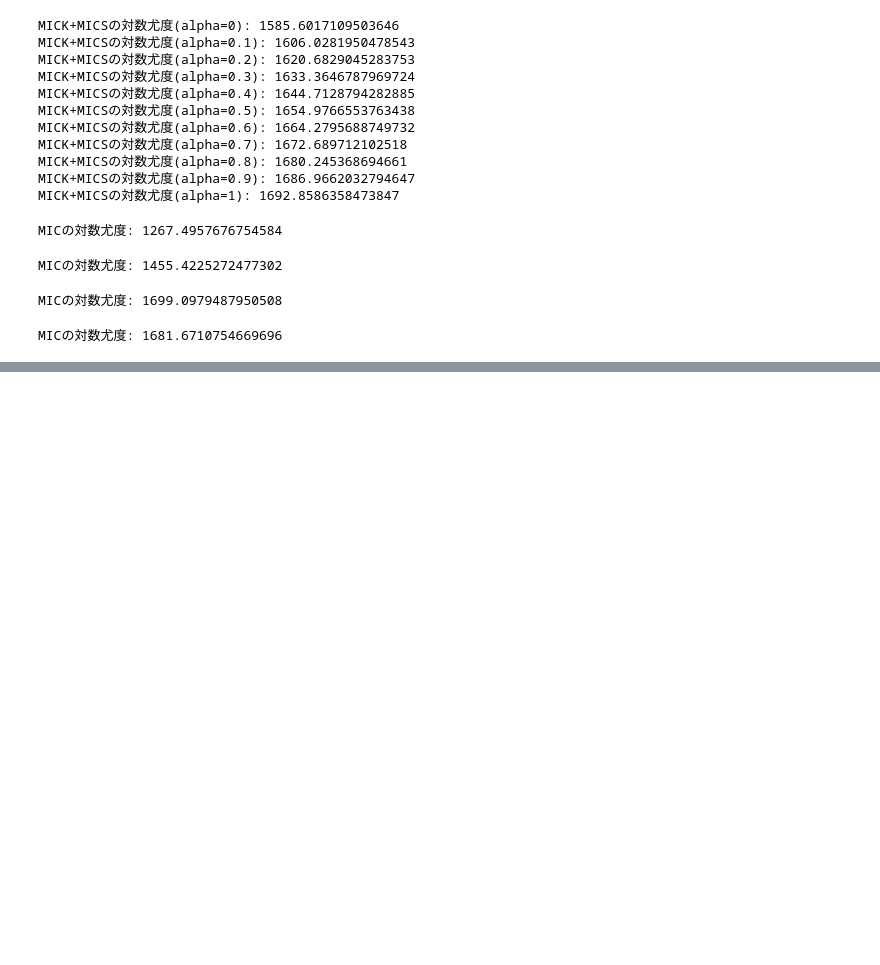
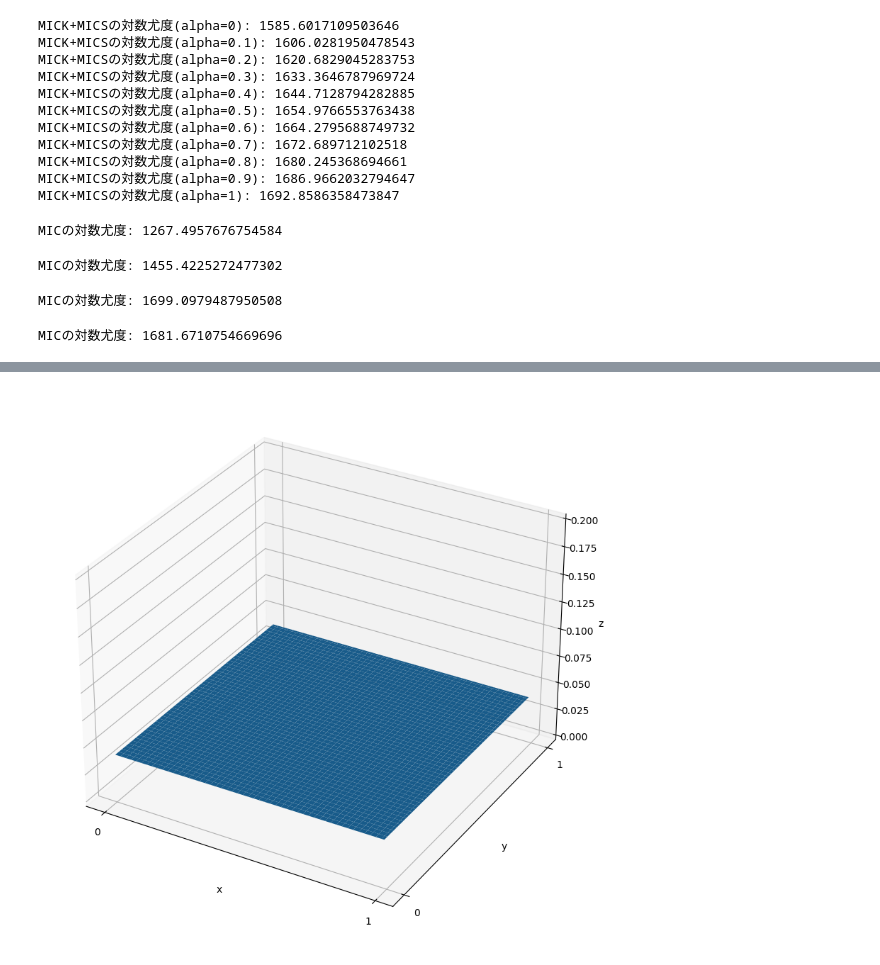
Before and after one commit to stardust-coder/minimum-information-copula, a Jupyter notebook: sample/extended_frank_family.ipynb, the cells around one changed output, grey strips where cells are left out. Cells and saved outputs as stored; diff of their text form; code cells hidden in the pictures; blank space fills up the shorter version.

```diff
--- a/sample/extended_frank_family.ipynb
+++ b/sample/extended_frank_family.ipynb
@@ -287,0 +368,6 @@ MICの対数尤度: 1681.6710754669696
+# %%
+#LDFが定数の場合はMICSに一致.
+def ldf(x,y):return 1e-5
+local_greedy(5)
+# %% [output]
+[figure, added]
```
Also changed, not shown: parts of 25 cells of this notebook, 4 other files.
